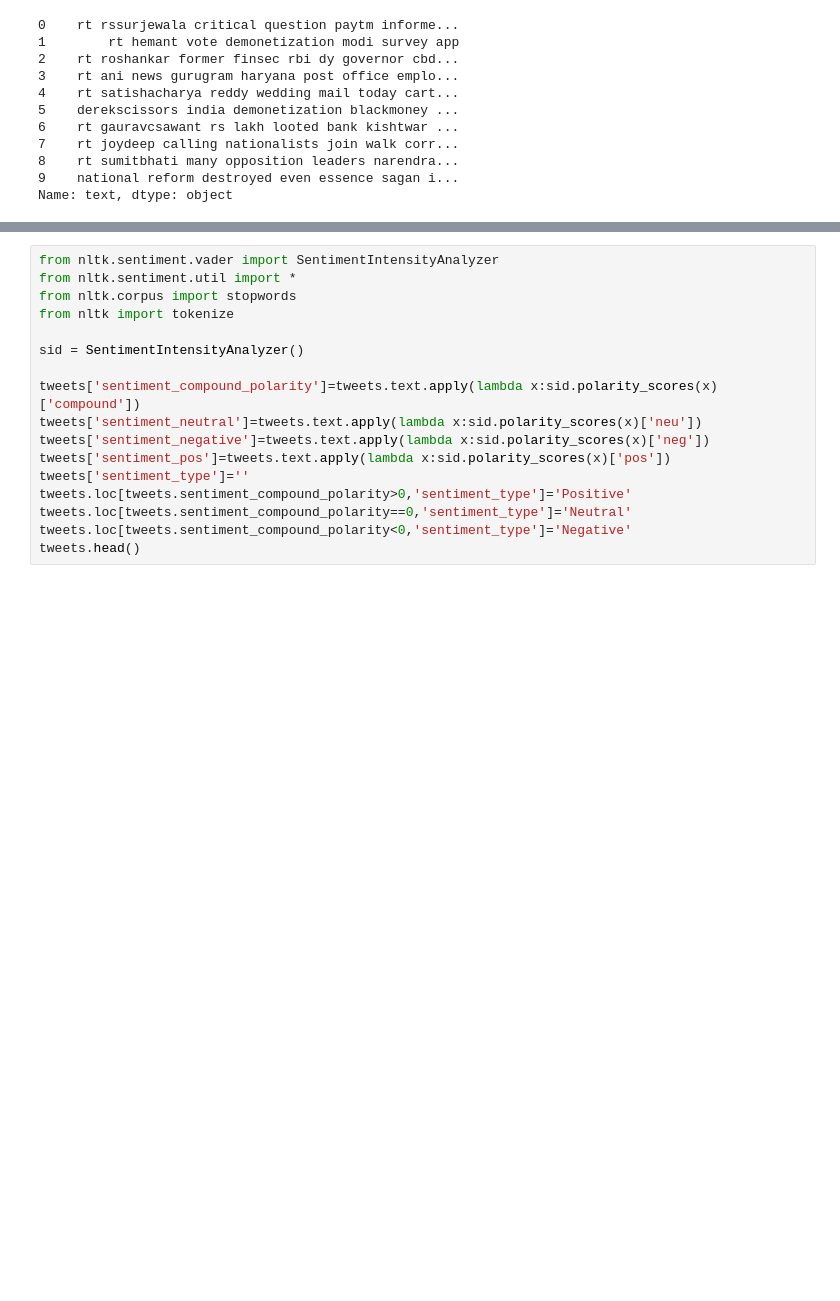
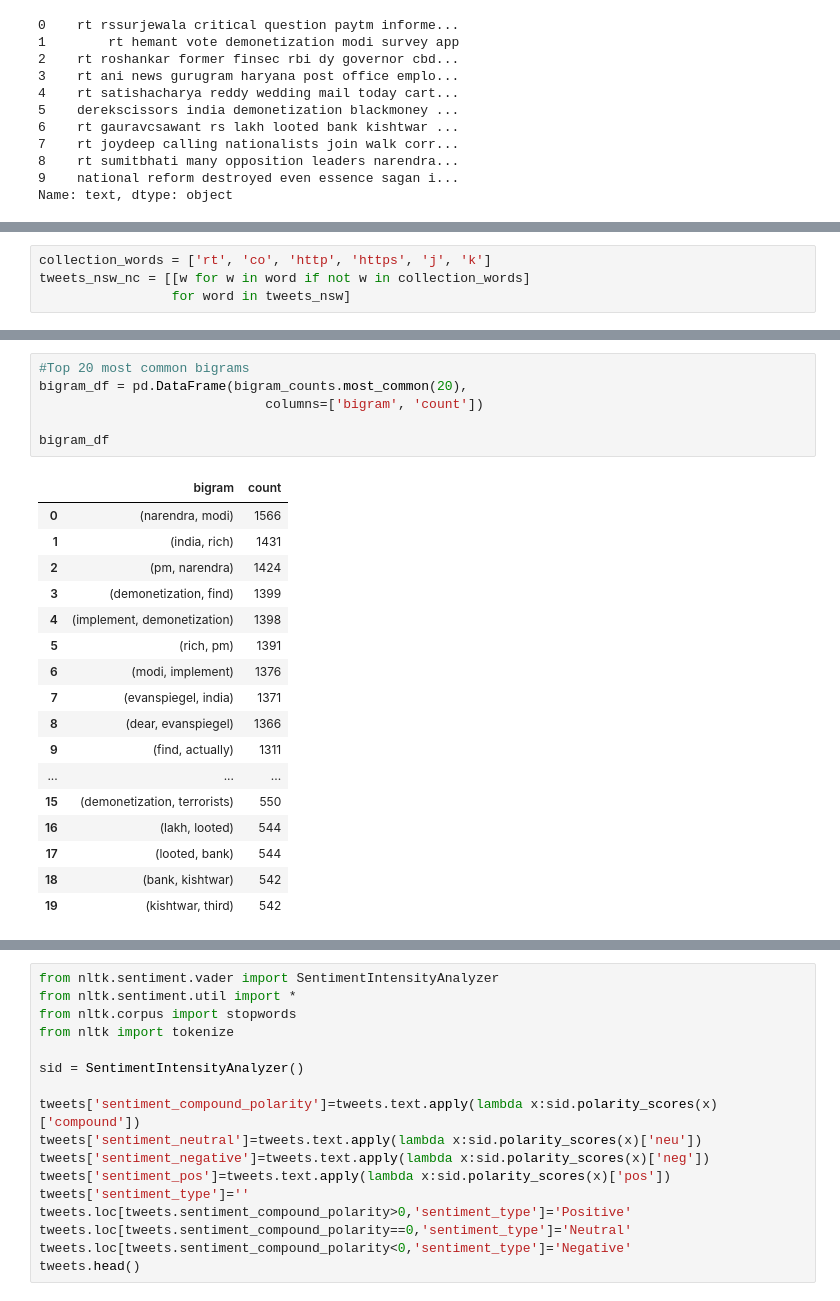
Before and after one commit to dheeraj-2000/Demonetization-Twitter-Analysis, a Jupyter notebook: Analysis.ipynb, the cells around one changed output, grey strips where cells are left out. Saved outputs shown, nothing was run; the diff lists cells and outputs as text; blank space fills up the shorter version.

```diff
--- a/Analysis.ipynb
+++ b/Analysis.ipynb
@@ -111,0 +233,4 @@ Name: text, dtype: object
+# %%
+collection_words = ['rt', 'co', 'http', 'https', 'j', 'k']
+tweets_nsw_nc = [[w for w in word if not w in collection_words]
+                 for word in tweets_nsw]
@@ -111,0 +309,24 @@ Name: text, dtype: object
+# %%
+#Top 20 most common bigrams
+bigram_df = pd.DataFrame(bigram_counts.most_common(20),
+                             columns=['bigram', 'count'])
+
+bigram_df
+# %% [output]
+|  | bigram | count |
+| 0 | (narendra, modi) | 1566 |
+| 1 | (india, rich) | 1431 |
+| 2 | (pm, narendra) | 1424 |
+| 3 | (demonetization, find) | 1399 |
+| 4 | (implement, demonetization) | 1398 |
+| 5 | (rich, pm) | 1391 |
+| 6 | (modi, implement) | 1376 |
+| 7 | (evanspiegel, india) | 1371 |
+| 8 | (dear, evanspiegel) | 1366 |
+| 9 | (find, actually) | 1311 |
+| ... | ... | ... |
+| 15 | (demonetization, terrorists) | 550 |
+| 16 | (lakh, looted) | 544 |
+| 17 | (looted, bank) | 544 |
+| 18 | (bank, kishtwar) | 542 |
+| 19 | (kishtwar, third) | 542 |
```
Also changed, not shown: parts of 25 cells of this notebook.
